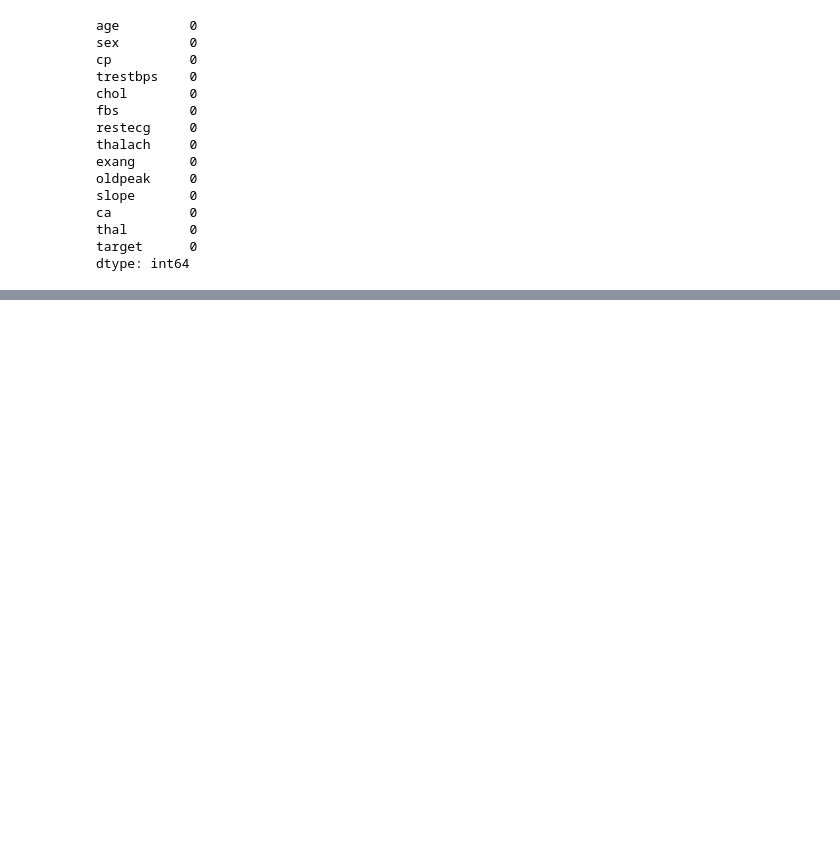
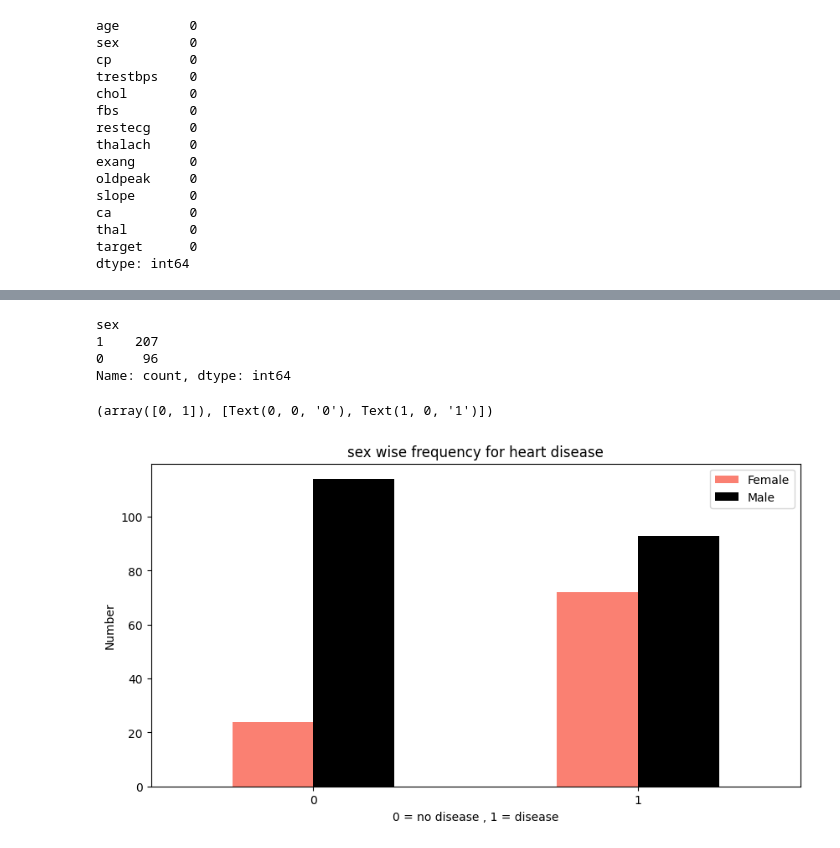
Before and after one commit to regnROK/heart-disease-classification, a Jupyter notebook: heart_disease_classification.ipynb, the cells around one changed output, grey strips where cells are left out. Drawn from its saved outputs; the diff is of its cells as text; code cells hidden in the pictures; blank space fills up the shorter version.

```diff
--- a/heart_disease_classification.ipynb
+++ b/heart_disease_classification.ipynb
@@ -97,3 +97,21 @@ df.describe()
 | 50% | 55.000000 | 1.000000 | 1.000000 | 130.000000 | 240.000000 | 0.000000 | 1.000000 | 153.000000 | 0.000000 | 0.800000 | 1.000000 | ... |
 | 75% | 61.000000 | 1.000000 | 2.000000 | 140.000000 | 274.500000 | 0.000000 | 1.000000 | 166.000000 | 1.000000 | 1.600000 | 2.000000 | ... |
 | max | 77.000000 | 1.000000 | 3.000000 | 200.000000 | 564.000000 | 1.000000 | 2.000000 | 202.000000 | 1.000000 | 6.200000 | 2.000000 | ... |
+# %%
+df.sex.value_counts()
+# 1 = male , 2 = female
+# %% [output]
+sex
+1    207
+0     96
+Name: count, dtype: int64
+# %%
+pd.crosstab(df.target , df.sex).plot(kind="bar" , figsize=(10,5), color=["salmon" , "black"])
+plt.title("sex wise frequency for heart disease")
+plt.xlabel("0 = no disease , 1 = disease")
+plt.ylabel("Number")
+plt.legend(["Female" , "Male"])
+plt.xticks(rotation=0)
+# %% [output]
+(array([0, 1]), [Text(0, 0, '0'), Text(1, 0, '1')])
+[figure, added]
```
Also changed, not shown: parts of 4 cells of this notebook.
